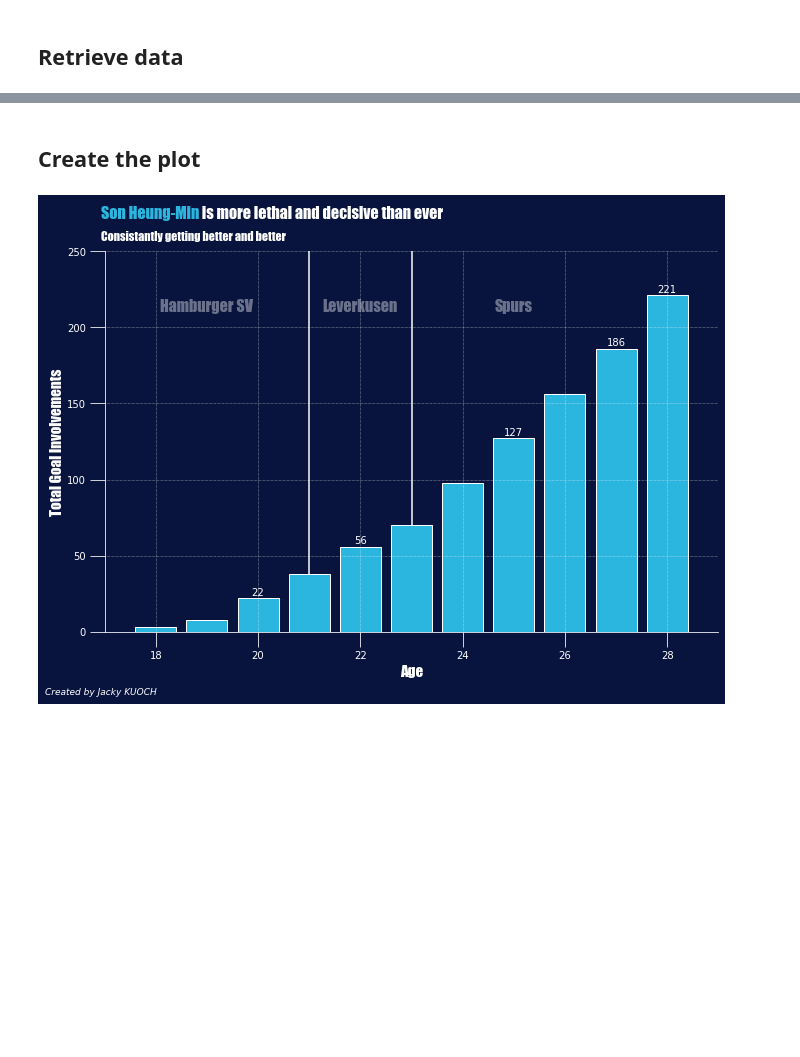
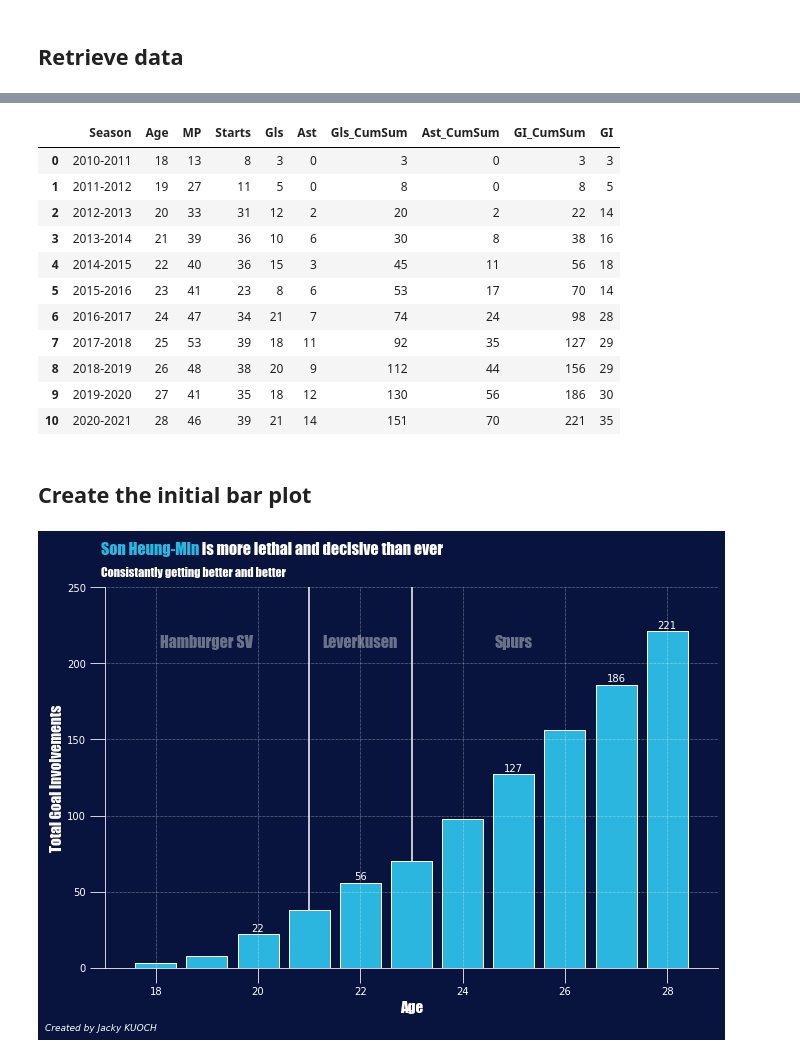
Before and after one commit to JackyKch/HeungMinSonJourney, a Jupyter notebook: coding/dataviz/Son_GI.ipynb, the cells around one changed output, grey strips where cells are left out. Cells and saved outputs as stored; diff of their text form; code cells hidden in the pictures; blank space fills up the shorter version.

```diff
--- a/coding/dataviz/Son_GI.ipynb
+++ b/coding/dataviz/Son_GI.ipynb
@@ -32,5 +33,20 @@ df_7
+# %%
+df_7
+# %% [output]
+|  | Season | Age | MP | Starts | Gls | Ast | Gls_CumSum | Ast_CumSum | GI_CumSum | GI |
+| 0 | 2010-2011 | 18 | 13 | 8 | 3 | 0 | 3 | 0 | 3 | 3 |
+| 1 | 2011-2012 | 19 | 27 | 11 | 5 | 0 | 8 | 0 | 8 | 5 |
+| 2 | 2012-2013 | 20 | 33 | 31 | 12 | 2 | 20 | 2 | 22 | 14 |
+| 3 | 2013-2014 | 21 | 39 | 36 | 10 | 6 | 30 | 8 | 38 | 16 |
+| 4 | 2014-2015 | 22 | 40 | 36 | 15 | 3 | 45 | 11 | 56 | 18 |
+| 5 | 2015-2016 | 23 | 41 | 23 | 8 | 6 | 53 | 17 | 70 | 14 |
+| 6 | 2016-2017 | 24 | 47 | 34 | 21 | 7 | 74 | 24 | 98 | 28 |
+| 7 | 2017-2018 | 25 | 53 | 39 | 18 | 11 | 92 | 35 | 127 | 29 |
+| 8 | 2018-2019 | 26 | 48 | 38 | 20 | 9 | 112 | 44 | 156 | 29 |
+| 9 | 2019-2020 | 27 | 41 | 35 | 18 | 12 | 130 | 56 | 186 | 30 |
+| 10 | 2020-2021 | 28 | 46 | 39 | 21 | 14 | 151 | 70 | 221 | 35 |
 # %% [markdown]
-## Create the plot
+## Create the initial bar plot
 # %%
 fig,ax = plt.subplots(figsize = (11,7))
 
```
Also changed, not shown: parts of 4 cells of this notebook, 1 other file.
